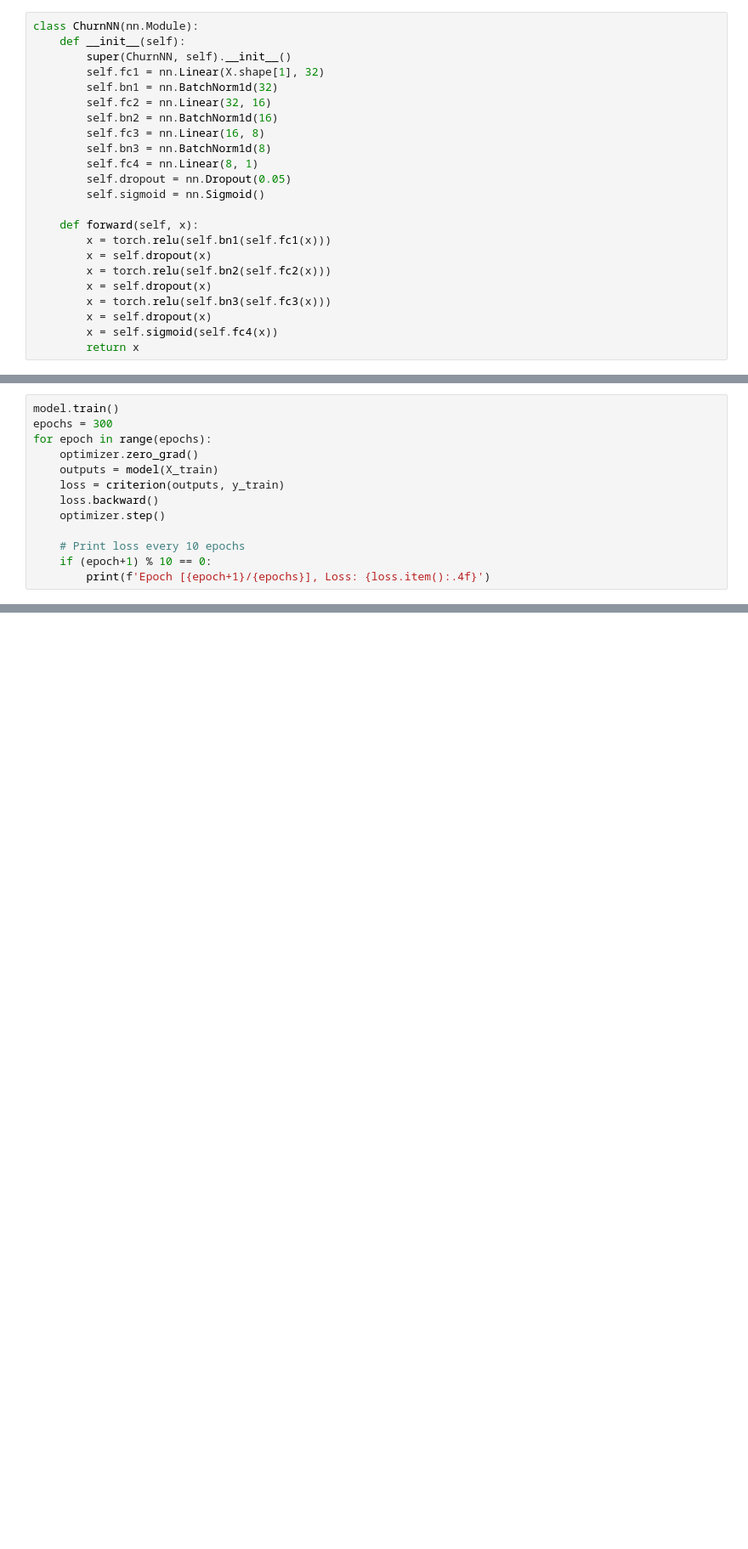
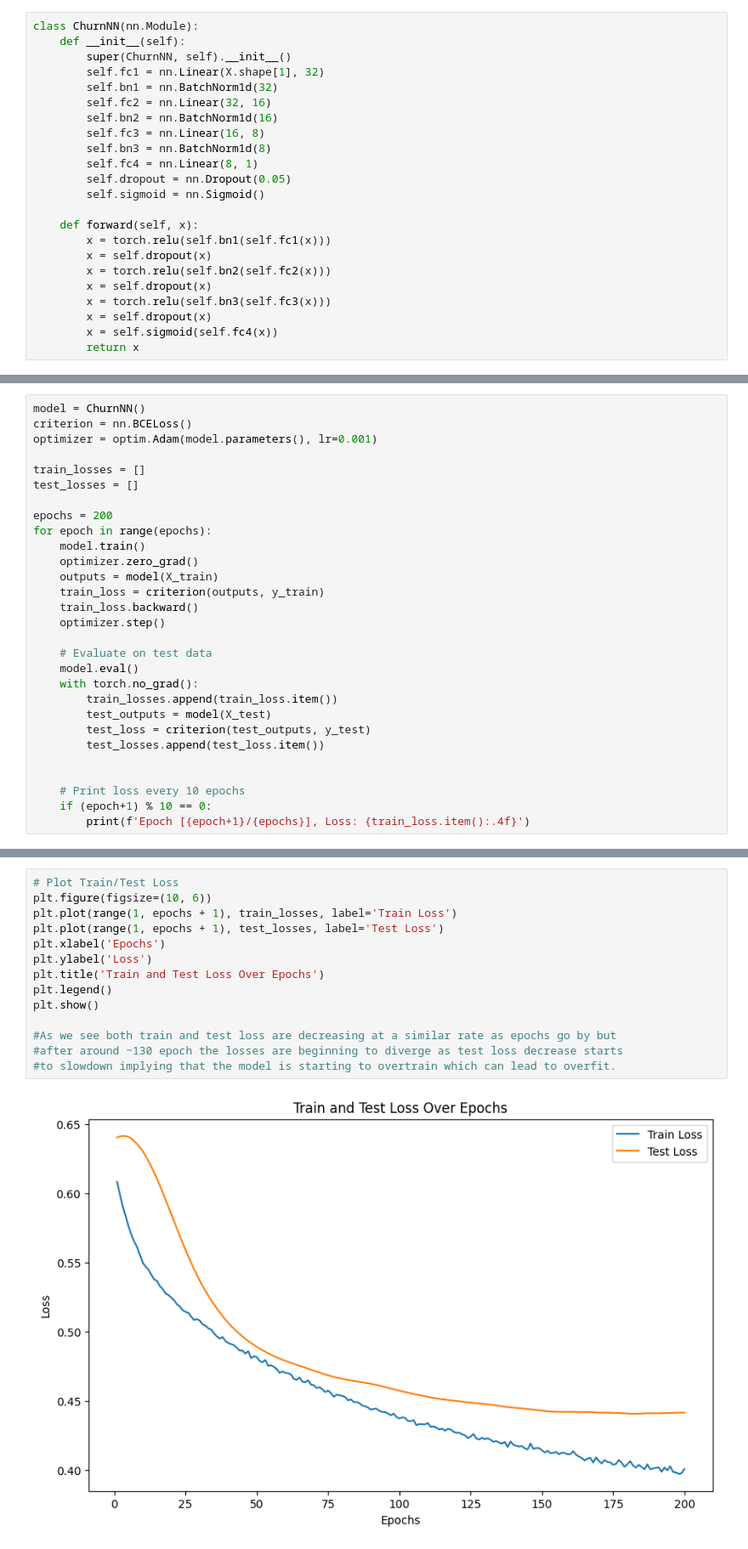
Before and after one commit to DinIskakov/Customer-Churn, a Jupyter notebook: churn.ipynb, the cells around one changed output, grey strips where cells are left out. Shown: that part at 85% size. Cells and saved outputs as stored; diff of their text form; blank space fills up the shorter version.

```diff
--- a/churn.ipynb
+++ b/churn.ipynb
@@ -493,14 +518,30 @@ optimizer = optim.Adam(model.parameters(), lr=0.001)
 # %%
-model.train()
-epochs = 300
+model = ChurnNN()
+criterion = nn.BCELoss()
+optimizer = optim.Adam(model.parameters(), lr=0.001)
+
+train_losses = []
+test_losses = []
+
+epochs = 200
 for epoch in range(epochs):
+    model.train()
     optimizer.zero_grad()
     outputs = model(X_train)
-    loss = criterion(outputs, y_train)
-    loss.backward()
+    train_loss = criterion(outputs, y_train)
+    train_loss.backward()
     optimizer.step()
+
+    # Evaluate on test data
+    model.eval()
+    with torch.no_grad():
+        train_losses.append(train_loss.item())
+        test_outputs = model(X_test)
+        test_loss = criterion(test_outputs, y_test)
+        test_losses.append(test_loss.item())
+
 
     # Print loss every 10 epochs
     if (epoch+1) % 10 == 0:
-        print(f'Epoch [{epoch+1}/{epochs}], Loss: {loss.item():.4f}')
+        print(f'Epoch [{epoch+1}/{epochs}], Loss: {train_loss.item():.4f}')
 # %% [output]
@@ -524,3 +568,19 @@ Epoch [300/300], Loss: 0.3554
+# %%
+# Plot Train/Test Loss
+plt.figure(figsize=(10, 6))
+plt.plot(range(1, epochs + 1), train_losses, label='Train Loss')
+plt.plot(range(1, epochs + 1), test_losses, label='Test Loss')
+plt.xlabel('Epochs')
+plt.ylabel('Loss')
+plt.title('Train and Test Loss Over Epochs')
+plt.legend()
+plt.show()
+
+#As we see both train and test loss are decreasing at a similar rate as epochs go by but
+#after around ~130 epoch the losses are beginning to diverge as test loss decrease starts
+#to slowdown implying that the model is starting to overtrain which can lead to overfit.
+# %% [output]
+[figure, added]
 # %%
 from sklearn.metrics import accuracy_score, precision_score, recall_score, f1_score
 
```
Also changed, not shown: parts of 11 cells of this notebook.
